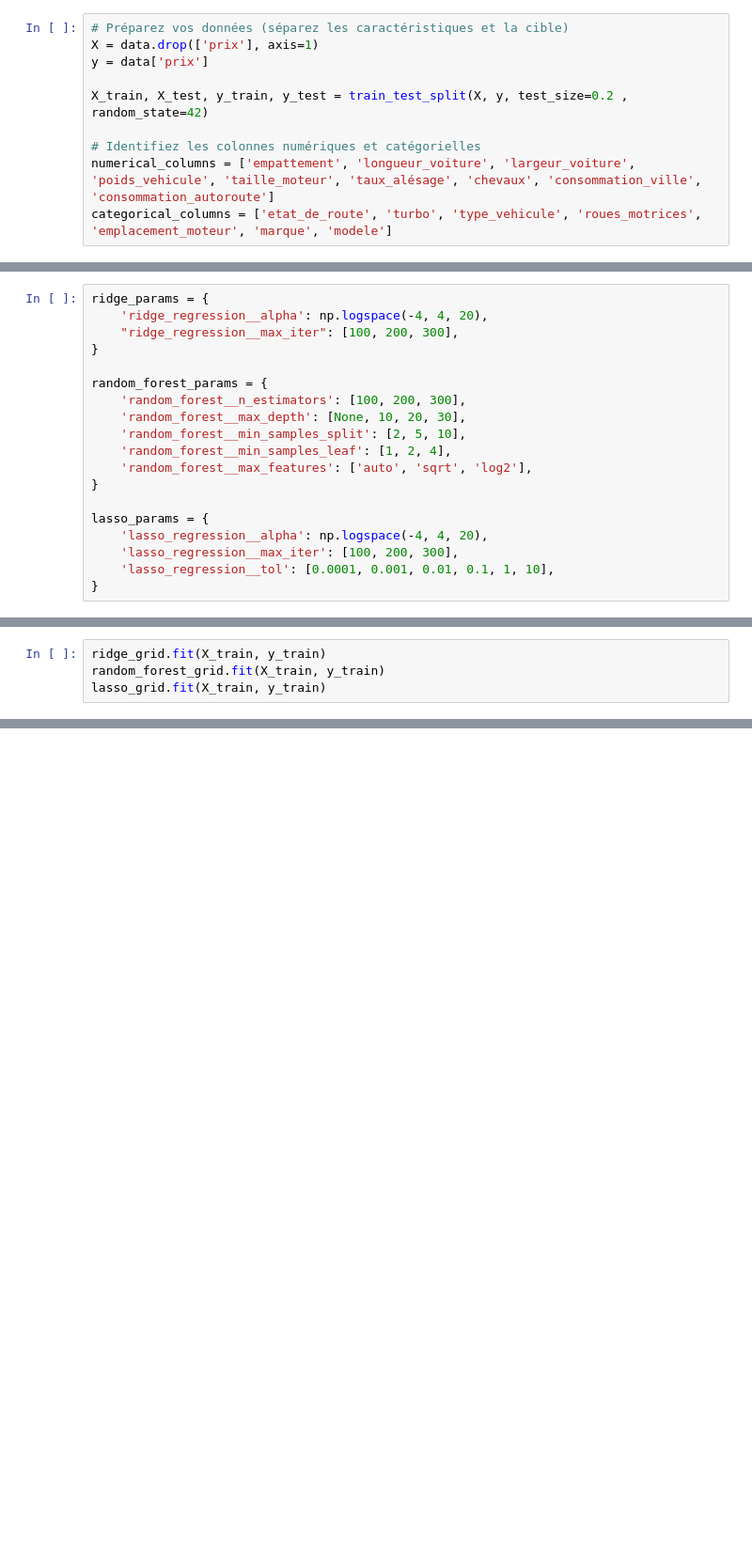
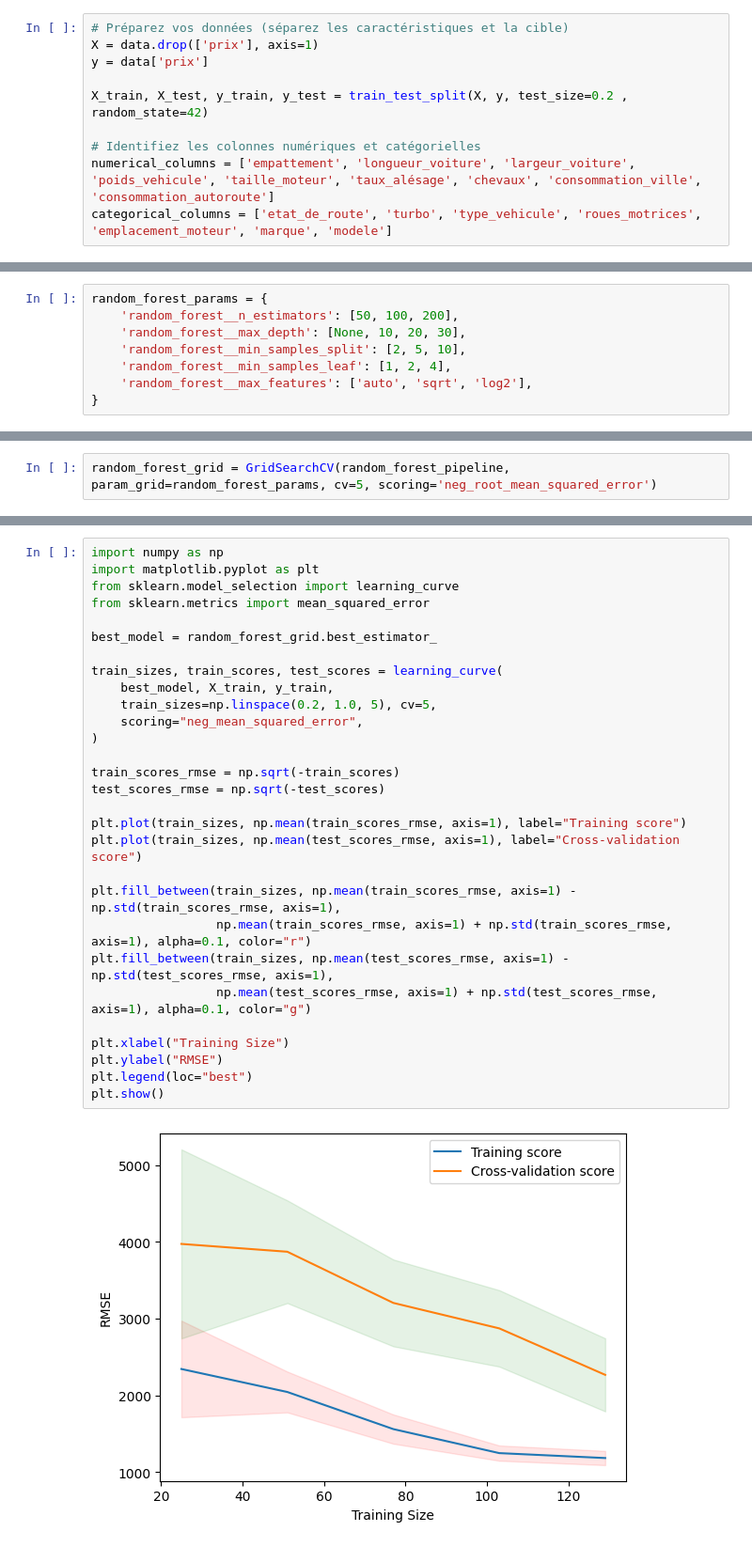
Before and after one commit to tlm159/Car_estimate_ML, a Jupyter notebook: notebook/entrainement_modele.ipynb, the cells around one changed output, grey strips where cells are left out. Shown at 94% size. Saved outputs shown, nothing was run; the diff lists cells and outputs as text; blank space fills up the shorter version.

Commit message:
ajout streamlit + model

```diff
--- a/notebook/entrainement_modele.ipynb
+++ b/notebook/entrainement_modele.ipynb
@@ -56,21 +57,10 @@ preprocessor = ColumnTransformer(
         ('cat', cat_transformer, categorical_columns)
     ])
 # %%
-ridge_params = {
-    'ridge_regression__alpha': np.logspace(-4, 4, 20),
-    "ridge_regression__max_iter": [100, 200, 300],
-}
-
 random_forest_params = {
-    'random_forest__n_estimators': [100, 200, 300],
+    'random_forest__n_estimators': [50, 100, 200],
     'random_forest__max_depth': [None, 10, 20, 30],
     'random_forest__min_samples_split': [2, 5, 10],
     'random_forest__min_samples_leaf': [1, 2, 4],
     'random_forest__max_features': ['auto', 'sqrt', 'log2'],
 }
-
-lasso_params = {
-    'lasso_regression__alpha': np.logspace(-4, 4, 20),
-    'lasso_regression__max_iter': [100, 200, 300],
-    'lasso_regression__tol': [0.0001, 0.001, 0.01, 0.1, 1, 10],
-}
@@ -96,4 +66,0 @@ lasso_grid = GridSearchCV(lasso_regression_pipeline, param_grid=lasso_params, cv
-# %%
-ridge_grid.fit(X_train, y_train)
-random_forest_grid.fit(X_train, y_train)
-lasso_grid.fit(X_train, y_train)
@@ -117,0 +74,2 @@ GridSearchCV(cv=5,
+# %%
+random_forest_grid = GridSearchCV(random_forest_pipeline, param_grid=random_forest_params, cv=5, scoring='neg_root_mean_squared_error')
@@ -192,0 +129,31 @@ results_df_best.head(10)
+# %%
+import numpy as np
+import matplotlib.pyplot as plt
+from sklearn.model_selection import learning_curve
+from sklearn.metrics import mean_squared_error
+
+best_model = random_forest_grid.best_estimator_
+
+train_sizes, train_scores, test_scores = learning_curve(
+    best_model, X_train, y_train,
+    train_sizes=np.linspace(0.2, 1.0, 5), cv=5,
+    scoring="neg_mean_squared_error",
+)
+
+train_scores_rmse = np.sqrt(-train_scores)
+test_scores_rmse = np.sqrt(-test_scores)
+
+plt.plot(train_sizes, np.mean(train_scores_rmse, axis=1), label="Training score")
+plt.plot(train_sizes, np.mean(test_scores_rmse, axis=1), label="Cross-validation score")
+
+plt.fill_between(train_sizes, np.mean(train_scores_rmse, axis=1) - np.std(train_scores_rmse, axis=1),
+                 np.mean(train_scores_rmse, axis=1) + np.std(train_scores_rmse, axis=1), alpha=0.1, color="r")
+plt.fill_between(train_sizes, np.mean(test_scores_rmse, axis=1) - np.std(test_scores_rmse, axis=1),
+                 np.mean(test_scores_rmse, axis=1) + np.std(test_scores_rmse, axis=1), alpha=0.1, color="g")
+
+plt.xlabel("Training Size")
+plt.ylabel("RMSE")
+plt.legend(loc="best")
+plt.show()
+# %% [output]
+[figure, added]
```
Also changed, not shown: parts of 22 cells of this notebook, 7 other files.
